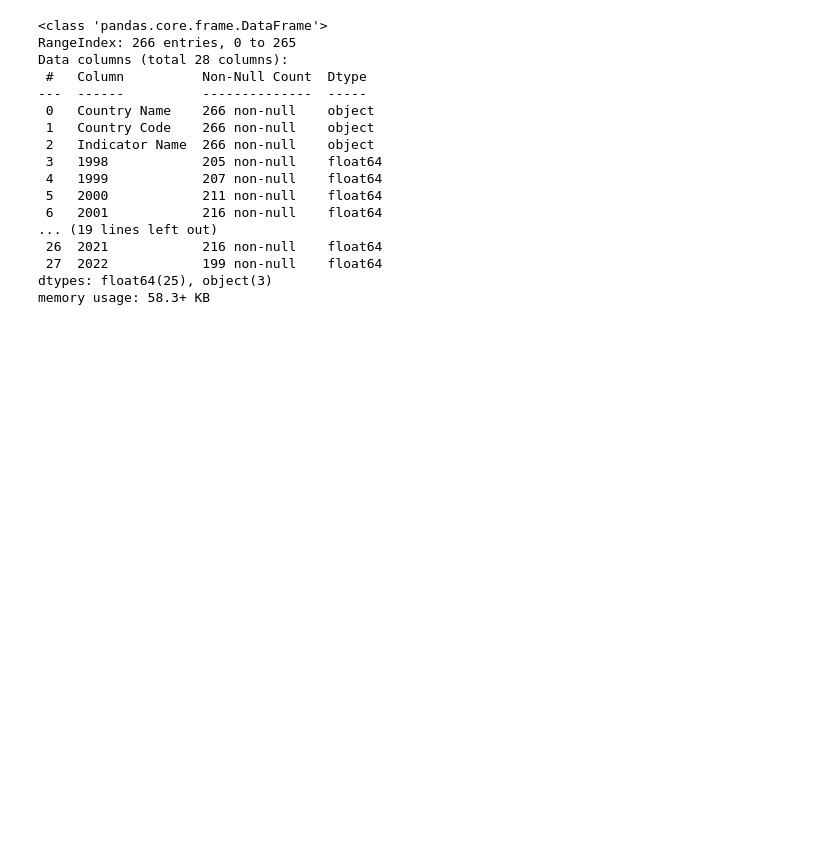
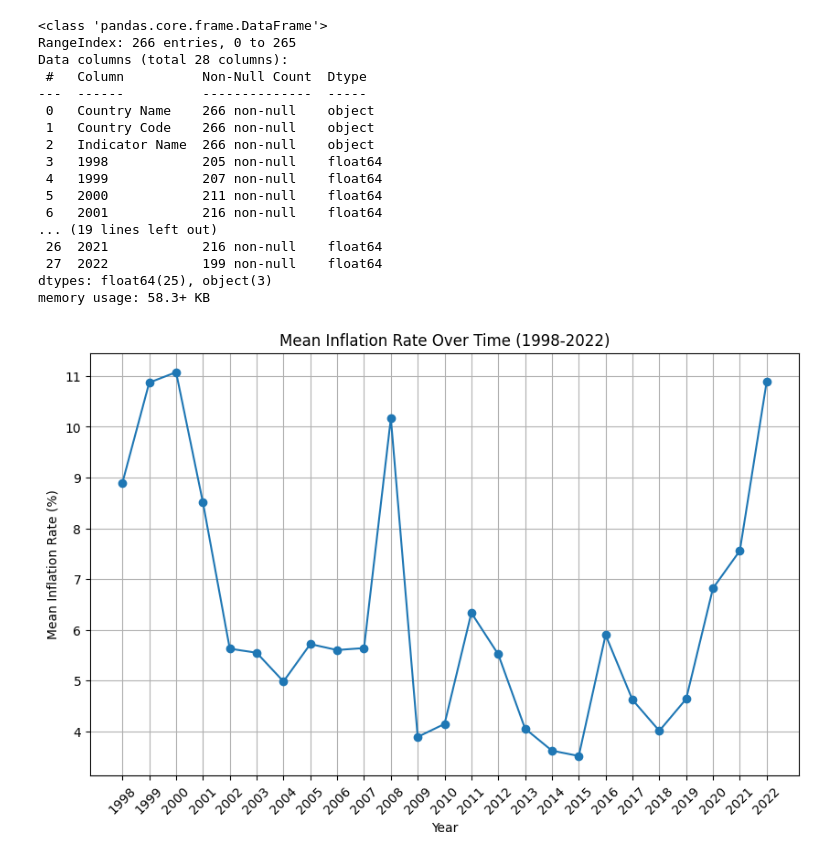
Before and after one commit to Saju15/Analyzing-Global-Inflation-Trends-by-Income-Class, a Jupyter notebook: projectX.ipynb, the cells around one changed output. Saved outputs shown, nothing was run; the diff lists cells and outputs as text; code cells hidden in the pictures; blank space fills up the shorter version.

```diff
--- a/projectX.ipynb
+++ b/projectX.ipynb
@@ -1,23 +1,44 @@
 # %%
 import pandas as pd
+import matplotlib.pyplot as plt
 
-df = pd.read_excel(r"C:\Users\vjsaj\OneDrive\Desktop\Python_projects\inflation.xls")
-df.info()
+data = pd.read_excel(r"C:\Users\vjsaj\OneDrive\Desktop\Python_projects\inflation.xls")
+
+data.info()
+
+years = [str(year) for year in range(1998, 2023)]
+data_subset = data[['Country Name'] + years]
+
+# Calculate the mean inflation rate for each year
+yearly_mean = data_subset[years].mean()
+
+#Ca
+
+# Time series visualization
+plt.figure(figsize=(10, 6))
+plt.plot(years, yearly_mean, marker='o', linestyle='-')
+plt.xlabel('Year')
+plt.ylabel('Mean Inflation Rate (%)')
+plt.title('Mean Inflation Rate Over Time (1998-2022)')
+plt.grid(True)
+plt.xticks(rotation=45)
+plt.show()
 # %% [output]
 <class 'pandas.core.frame.DataFrame'>
 RangeIndex: 266 entries, 0 to 265
 Data columns (total 28 columns):
  #   Column          Non-Null Count  Dtype
 ---  ------          --------------  -----
  0   Country Name    266 non-null    object
  1   Country Code    266 non-null    object
  2   Indicator Name  266 non-null    object
  3   1998            205 non-null    float64
  4   1999            207 non-null    float64
  5   2000            211 non-null    float64
  6   2001            216 non-null    float64
 ... (19 lines left out)
  26  2021            216 non-null    float64
  27  2022            199 non-null    float64
 dtypes: float64(25), object(3)
 memory usage: 58.3+ KB
+[figure, added]
```
Also changed, not shown: parts of 1 cell of this notebook.
